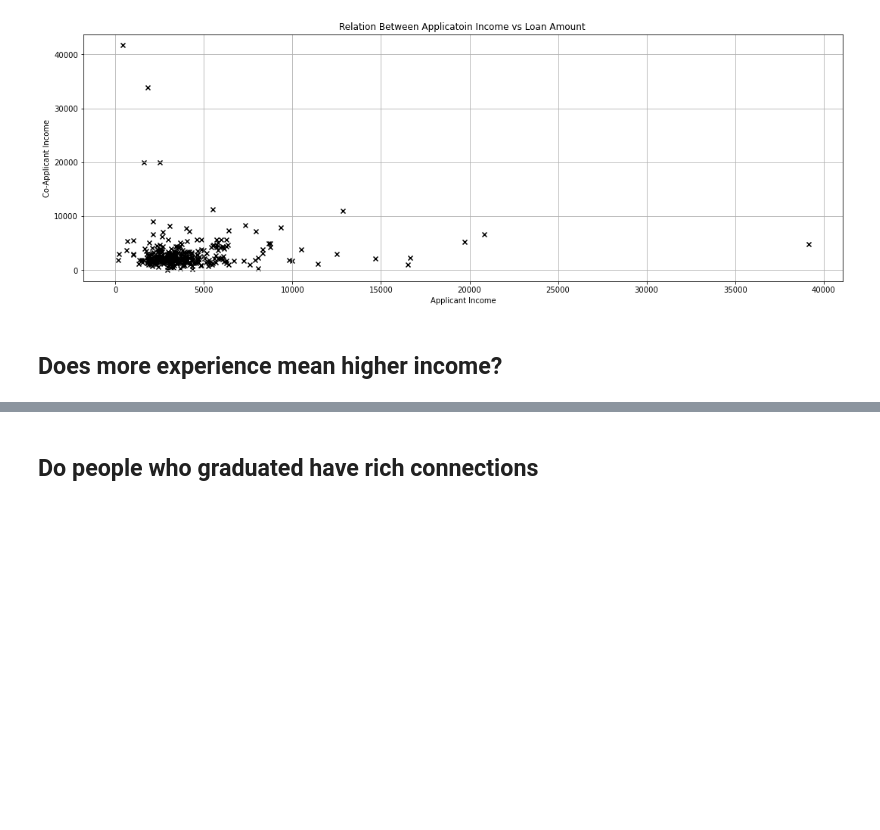
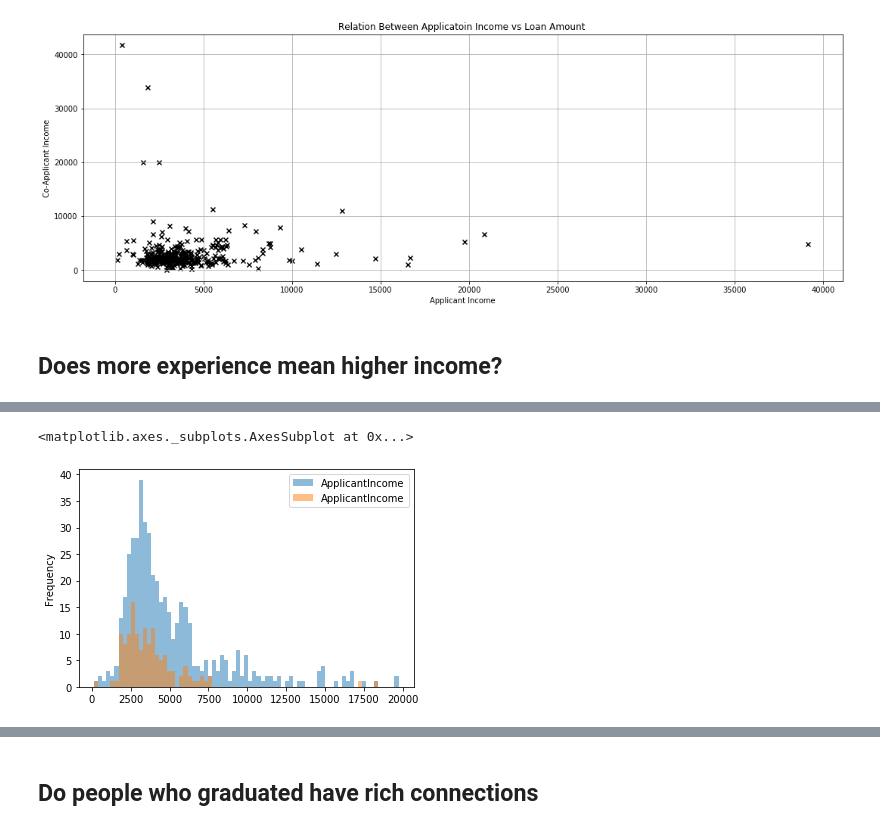
Before and after one commit to dawsboss/DSCI470, a Jupyter notebook: Proj2/Proj2.ipynb, the cells around one changed output, grey strips where cells are left out. Saved outputs shown, nothing was run; the diff lists cells and outputs as text; code cells hidden in the pictures; blank space fills up the shorter version.

```diff
--- a/Proj2/Proj2.ipynb
+++ b/Proj2/Proj2.ipynb
@@ -197,9 +197,17 @@ plt.show()
 # %% [markdown]
 ## Does more experience mean higher income?
 # %%
-grad = trainData['ApplicantIncome'].loc[(trainData['Education'] == 'Graduate')]
-notgrad = trainData['ApplicantIncome'].loc[(trainData['Education'] == 'Not Graduate')]
+grad = trainData[['ApplicantIncome', 'Education']][(trainData['Education'] == 'Graduate') & (trainData['ApplicantIncome']<20000)]
+notgrad = trainData[['ApplicantIncome', 'Education']][(trainData['Education'] == 'Not Graduate') & (trainData['ApplicantIncome']<20000)]
 
 print(f"The mean income of graduated people is {grad.mean()}")
 print(f"The mean income of non-graduated people is {notgrad.mean()}")
+
+print(grad.head())
+print(notgrad.head())
+
+
+#graph=pd.DataFrame((grad,notgrad))
+graph = pd.concat([grad, notgrad], axis=1)
+graph.head()
 # %% [output]
@@ -207,0 +236,5 @@ The mean income of non-graduated people is 3777.283582089552
+# %%
+graph.plot(kind='hist', alpha=0.5, bins=75)
+# %% [output]
+<matplotlib.axes._subplots.AxesSubplot at 0x...>
+[figure, added]
```
Also changed, not shown: parts of 7 cells of this notebook.
